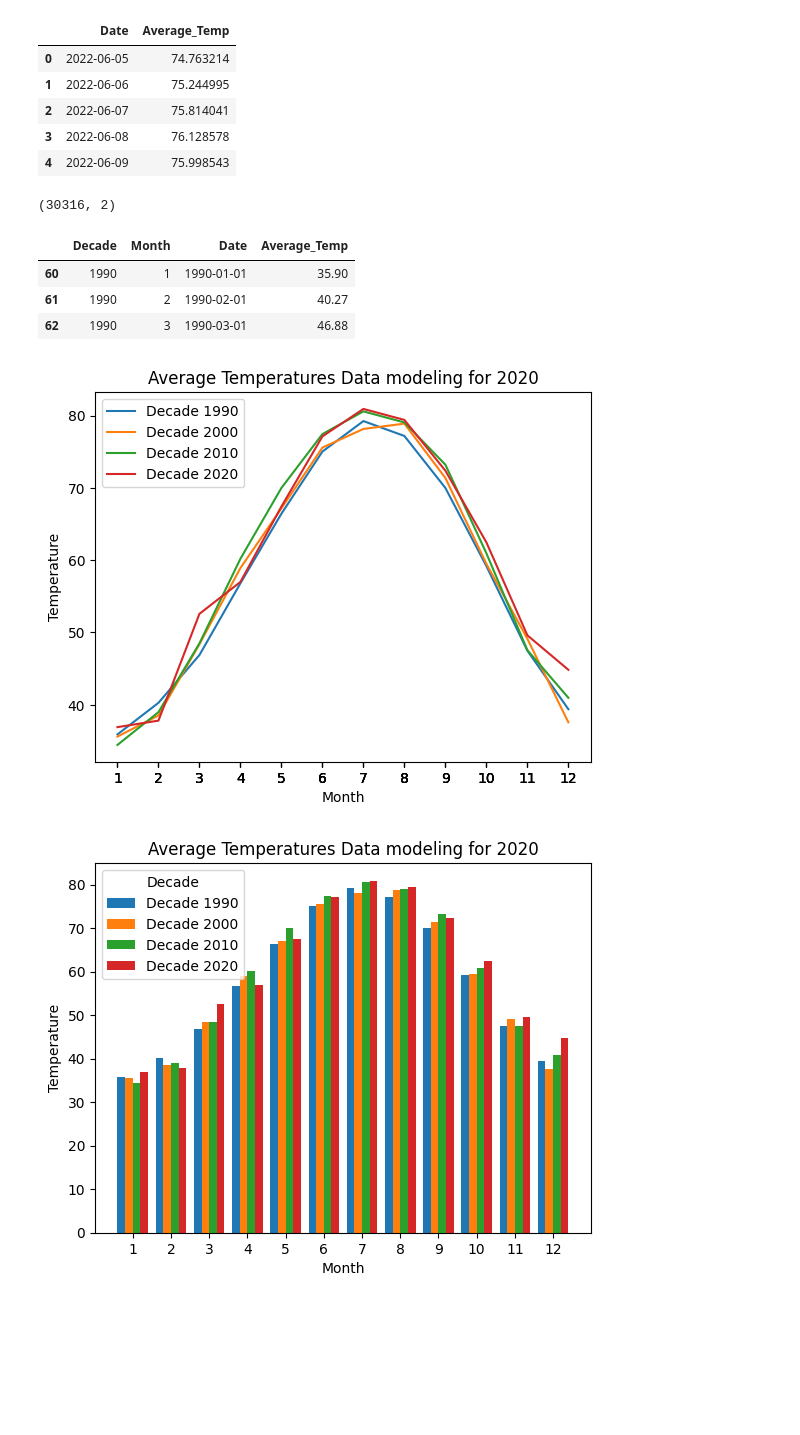
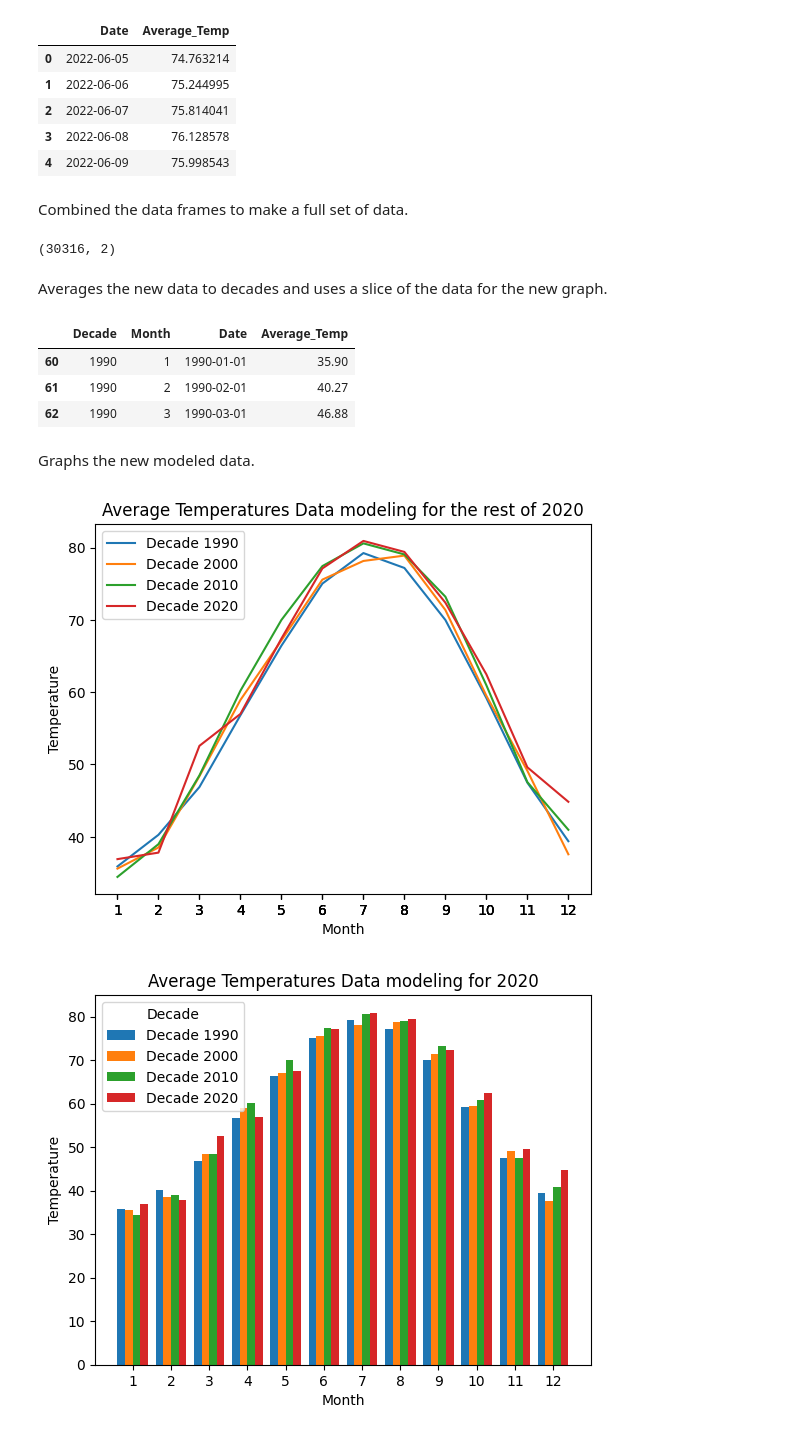
Before and after one commit to dmorton714/weather, a Jupyter notebook: redo.ipynb, the cells around one changed output. Drawn from its saved outputs; the diff is of its cells as text; code cells hidden in the pictures; blank space fills up the shorter version.

```diff
--- a/redo.ipynb
+++ b/redo.ipynb
@@ -224,11 +225,15 @@ mdf.head()
 | 2 | 2022-06-07 | 75.814041 |
 | 3 | 2022-06-08 | 76.128578 |
 | 4 | 2022-06-09 | 75.998543 |
+# %% [markdown]
+Combined the data frames to make a full set of data.
 # %%
 modeled = pd.concat([df, mdf], ignore_index=True)
 modeled.shape
 # %% [output]
 (30316, 2)
+# %% [markdown]
+Averages the new data to decades and uses a slice of the data for the new graph.
 # %%
 # Get decade from 'Date' and make a new column 'Decade'
 df['Decade'] = df['Date'].dt.year // 10 * 10
@@ -261,33 +266,35 @@ df_monthly_decade.head(3)
 | 60 | 1990 | 1 | 1990-01-01 | 35.90 |
 | 61 | 1990 | 2 | 1990-02-01 | 40.27 |
 | 62 | 1990 | 3 | 1990-03-01 | 46.88 |
+# %% [markdown]
+Graphs the new modeled data.
 # %%
 # Separate data by decades
 decades = df_monthly_decade['Decade'].unique()
 
 # Create a separate line for each decade
 for decade in decades:
     subset = df_monthly_decade[df_monthly_decade['Decade'] == decade]
     plt.plot(subset['Month'], subset['Average_Temp'], label=f'Decade {decade}')
 
 plt.legend()
 
 # naming x axis
 plt.xlabel('Month')
 
 # naming y axis
 plt.ylabel('Temperature')
 
 # title to the graph
-plt.title('Average Temperatures Data modeling for 2020')
+plt.title('Average Temperatures Data modeling for the rest of 2020')
 
 # x-axis labels
 plt.xticks(df_monthly_decade['Month'])
 
 # Show the plot
 plt.show()
 # %% [output]
-[figure, old version]
+[figure, new version]
 # %%
 # Separate data by decades
 decades = df_monthly_decade['Decade'].unique()
```
Also changed, not shown: parts of 12 cells of this notebook, 1 other file.
